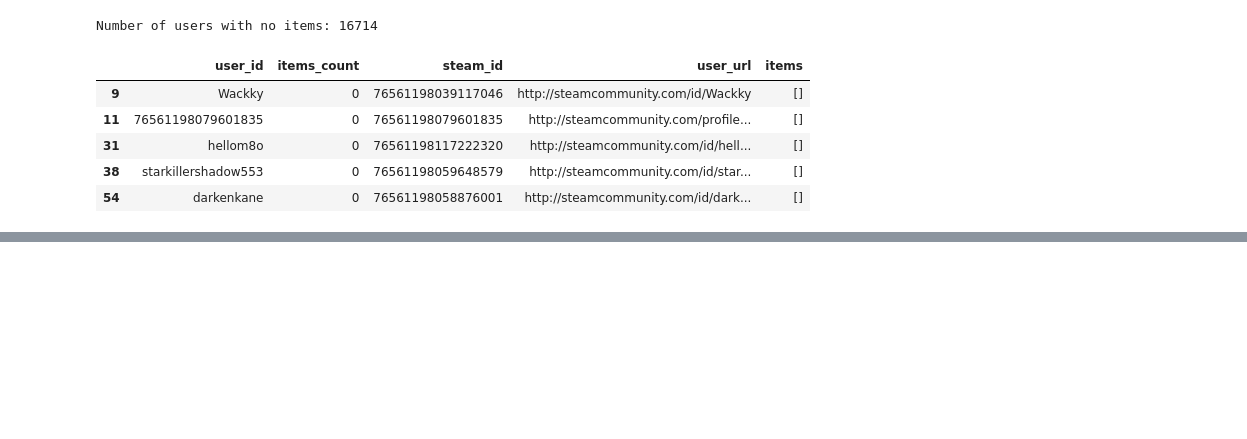
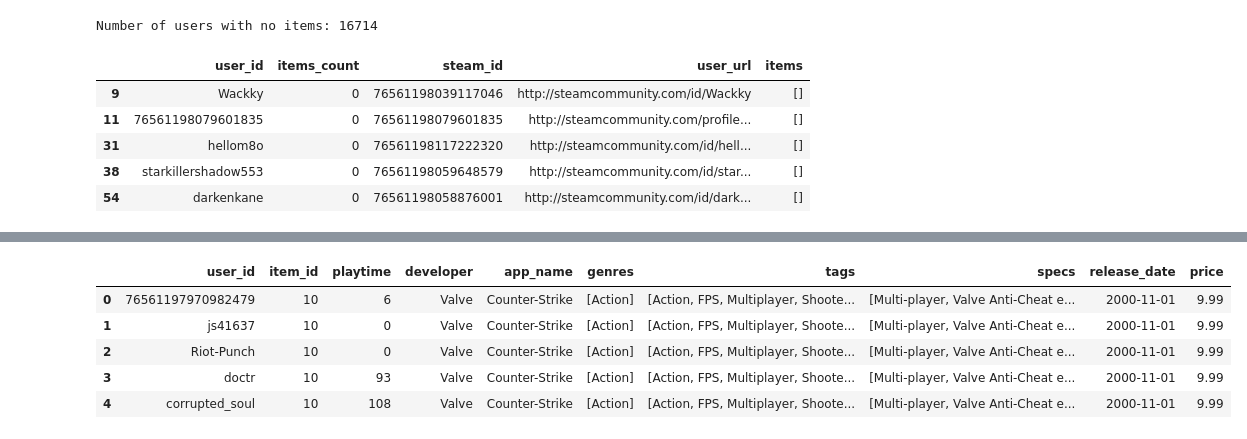
Before and after one commit to Juan-Mendoza00/pi_mlops, a Jupyter notebook: 1.Load_data.ipynb, the cells around one changed output, grey strips where cells are left out. Cells and saved outputs as stored; diff of their text form; code cells hidden in the pictures; blank space fills up the shorter version.

Commit message:
Unnesting items dataset, some changes in markdown, .gitignore file added

```diff
--- a/1.Load_data.ipynb
+++ b/1.Load_data.ipynb
@@ -334,0 +376,14 @@ gzip_json_file('./data/users_items_c.json.gz',
+# %%
+items = []
+for i in df_items.index:
+    # For each user in data
+    user_id = df_items.loc[i,'user_id']
+    for item in df_items.loc[i,'items']:
+        # for each item in user's items
+        items.append(
+            {
+                'user_id': user_id,
+                'item_id': item['item_id'],
+                'playtime': item['playtime_forever']
+            }
+        )
@@ -334,0 +394,3 @@ gzip_json_file('./data/users_items_c.json.gz',
+# %%
+items_df = pd.DataFrame(items)
+items_df.info()
@@ -334,0 +426,7 @@ gzip_json_file('./data/users_items_c.json.gz',
+# %%
+# Renaming id to item_id on games dataFrame
+df_games = df_games[columns]
+df_games.rename(columns={'id': 'item_id'}, inplace=True)
+
+# Checking
+df_games.head()
@@ -334,0 +440,2 @@ gzip_json_file('./data/users_items_c.json.gz',
+# %%
+merged = pd.merge(items_df, df_games, how='inner', on='item_id')
@@ -334,0 +462,9 @@ gzip_json_file('./data/users_items_c.json.gz',
+# %%
+merged.head()
+# %% [output]
+|  | user_id | item_id | playtime | developer | app_name | genres | tags | specs | release_date | price |
+| 0 | 76561197970982479 | 10 | 6 | Valve | Counter-Strike | [Action] | [Action, FPS, Multiplayer, Shoote... | [Multi-player, Valve Anti-Cheat e... | 2000-11-01 | 9.99 |
+| 1 | js41637 | 10 | 0 | Valve | Counter-Strike | [Action] | [Action, FPS, Multiplayer, Shoote... | [Multi-player, Valve Anti-Cheat e... | 2000-11-01 | 9.99 |
+| 2 | Riot-Punch | 10 | 0 | Valve | Counter-Strike | [Action] | [Action, FPS, Multiplayer, Shoote... | [Multi-player, Valve Anti-Cheat e... | 2000-11-01 | 9.99 |
+| 3 | doctr | 10 | 93 | Valve | Counter-Strike | [Action] | [Action, FPS, Multiplayer, Shoote... | [Multi-player, Valve Anti-Cheat e... | 2000-11-01 | 9.99 |
+| 4 | corrupted_soul | 10 | 108 | Valve | Counter-Strike | [Action] | [Action, FPS, Multiplayer, Shoote... | [Multi-player, Valve Anti-Cheat e... | 2000-11-01 | 9.99 |
```
Also changed, not shown: parts of 28 cells of this notebook, 3 other files.
